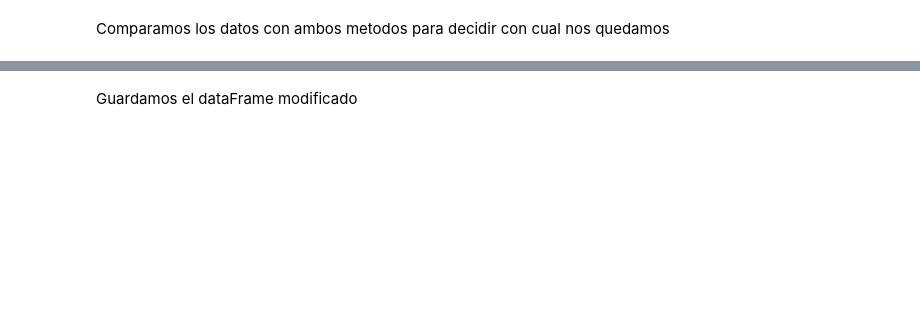
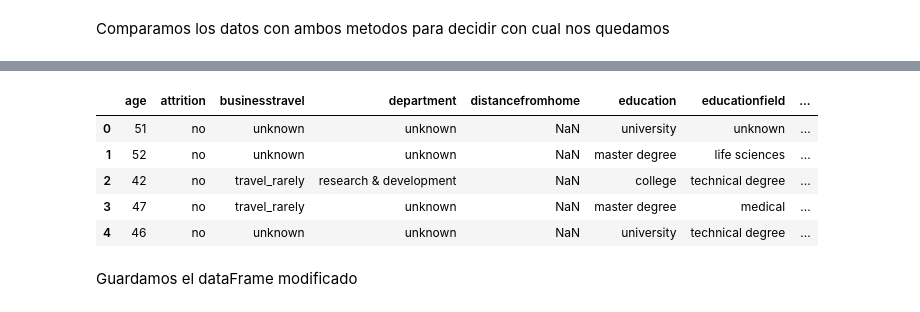
Before and after one commit to Adalab/https-github.com-Adalab-proyecto-da-promo-F-modulo-3-team-5, a Jupyter notebook: orden_gestion_nulos.ipynb, the cells around one changed output, grey strips where cells are left out. Cells and saved outputs as stored; diff of their text form; code cells hidden in the pictures; blank space fills up the shorter version.

Commit message:
ultima limpieza

```diff
--- a/orden_gestion_nulos.ipynb
+++ b/orden_gestion_nulos.ipynb
@@ -327,3 +385,39 @@ df_copia.rename(columns = nuevo_nombre, inplace = True)
+# %%
+#última limpieza antes de convertirlo a csv para bbdd
+
+def minus(columnas):
+    try:
+        df_copia[columnas]=df_copia[columnas].str.lower()
+    except:
+        pass
+
+    return df_copia[columnas]
+# %%
+lista_columnas=['age', 'attrition', 'businesstravel', 'department', 'distancefromhome',
+       'education', 'educationfield',
+       'environmentsatisfaction', 'gender', 'hourlyrate', 'jobinvolvement',
+       'joblevel', 'jobrole', 'jobsatisfaction', 'maritalstatus',
+       'monthlyrate', 'numcompaniesworked', 'overtime',
+       'percentsalaryhike', 'relationshipsatisfaction',
+       'stockoptionlevel', 'trainingtimeslastyear', 'worklifebalance',
+       'yearsatcompany', 'yearssincelastpromotion',
+       'yearswithcurrmanager', 'yearbirth', 'remotework', 'dailyrate',
+       'totalworkingyears']
+
+# no hemos añadido las columnas numéricas que habíamos cambiado los nulos
+# por unknown para evitar que nos lo cambiara nuevamente pero por NaN
+
+for i in lista_columnas:
+    df_copia[i]=minus(i)
+# %%
+df_copia.head()
+# %% [output]
+|  | age | attrition | businesstravel | department | distancefromhome | education | educationfield | ... |
+| 0 | 51 | no | unknown | unknown | NaN | university | unknown | ... |
+| 1 | 52 | no | unknown | unknown | NaN | master degree | life sciences | ... |
+| 2 | 42 | no | travel_rarely | research & development | NaN | college | technical degree | ... |
+| 3 | 47 | no | travel_rarely | unknown | NaN | master degree | medical | ... |
+| 4 | 46 | no | unknown | unknown | NaN | university | technical degree | ... |
 # %% [markdown]
 Guardamos el dataFrame modificado
 # %%
```
Also changed, not shown: parts of 27 cells of this notebook, 3 other files.
